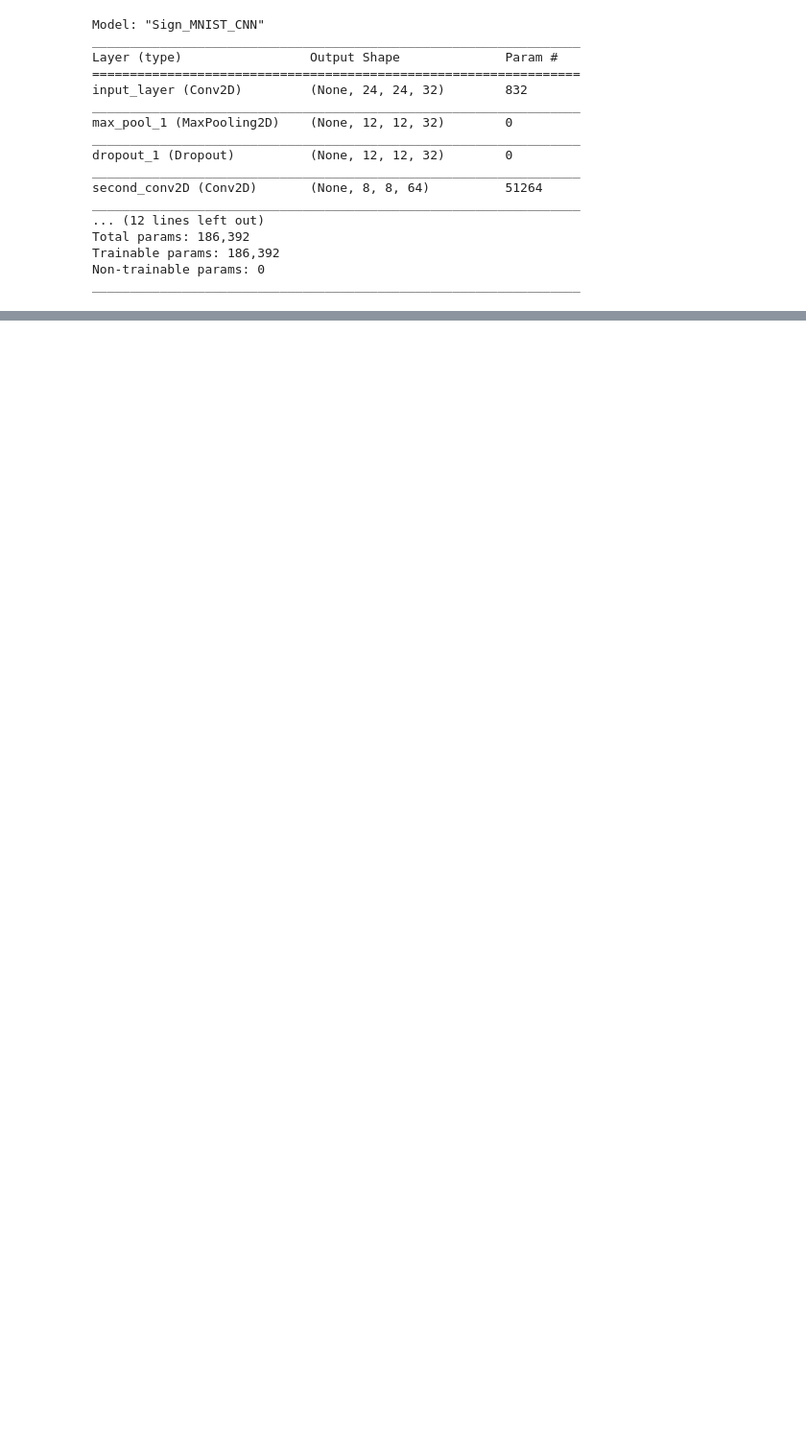
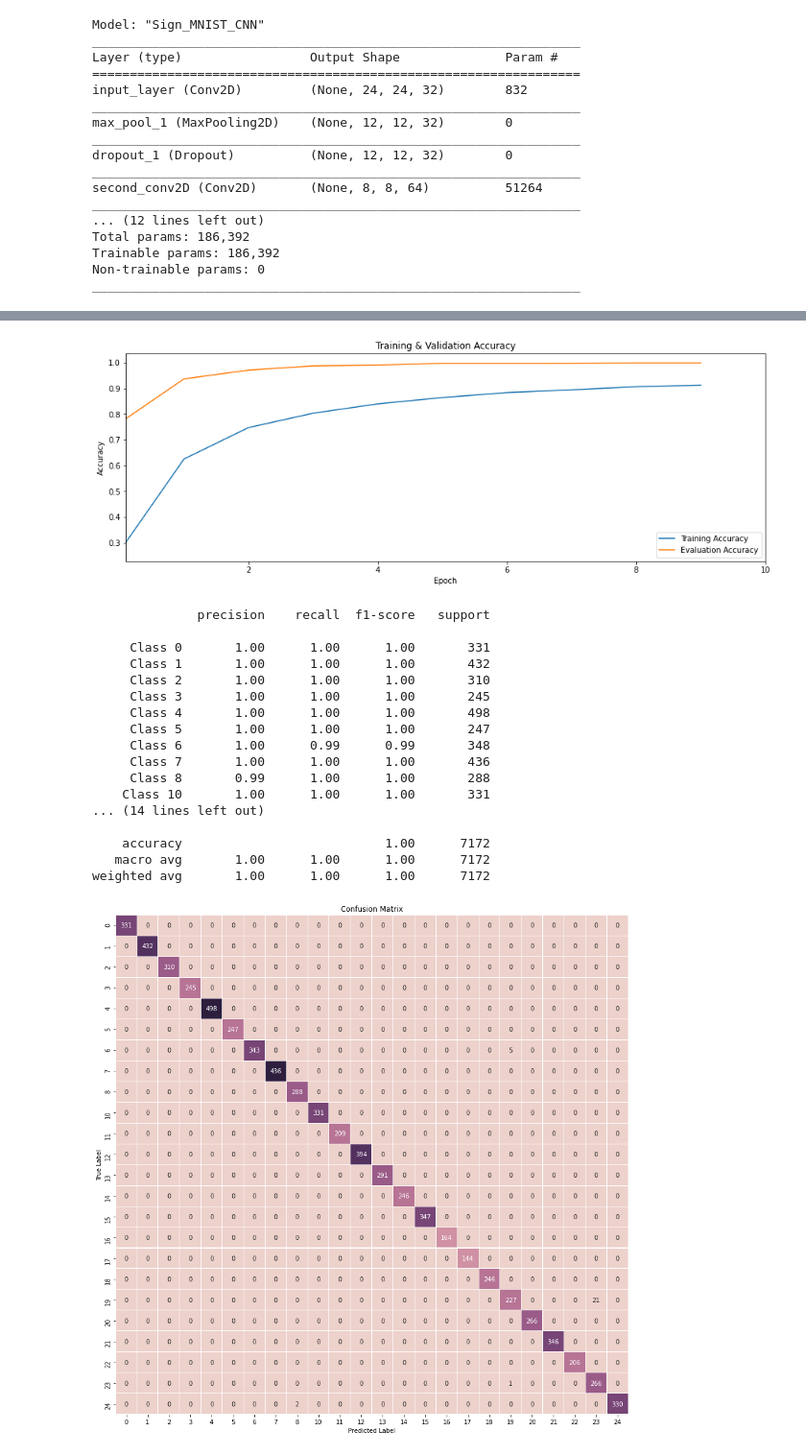
Before and after one commit to sukilovm/ASL-Classification-Using-CNNs, a Jupyter notebook: src/main.ipynb, the cells around one changed output, grey strips where cells are left out. Shown: that part at 96% size. Saved outputs shown, nothing was run; the diff lists cells and outputs as text; code cells hidden in the pictures; blank space fills up the shorter version.

```diff
--- a/src/main.ipynb
+++ b/src/main.ipynb
@@ -362,0 +238,33 @@ Text(0.5, 1.0, 'Train Set')
+# %%
+plot_accuracy(history)
+
+y_pred = np.argmax(model.predict(x_test), axis=-1)
+
+for i in range(len(y_pred)):
+    if y_pred[i] >= 9:
+        y_pred[i] += 1
+classes = [i for i in range(25) if i != 9]
+classes_names = ["Class " + str(i) for i in classes]
+print(classification_report(y_true, y_pred, target_names=classes_names))
+
+plot_confusion_matrix(y_true, y_pred, classes)
+# %% [output]
+[figure, added]
+              precision    recall  f1-score   support
+
+     Class 0       1.00      1.00      1.00       331
+     Class 1       1.00      1.00      1.00       432
+     Class 2       1.00      1.00      1.00       310
+     Class 3       1.00      1.00      1.00       245
+     Class 4       1.00      1.00      1.00       498
+     Class 5       1.00      1.00      1.00       247
+     Class 6       1.00      0.99      0.99       348
+     Class 7       1.00      1.00      1.00       436
+     Class 8       0.99      1.00      1.00       288
+    Class 10       1.00      1.00      1.00       331
+... (14 lines left out)
+
+    accuracy                           1.00      7172
+   macro avg       1.00      1.00      1.00      7172
+weighted avg       1.00      1.00      1.00      7172
+[figure, added]
```
Also changed, not shown: parts of 7 cells of this notebook, 6 other files.
